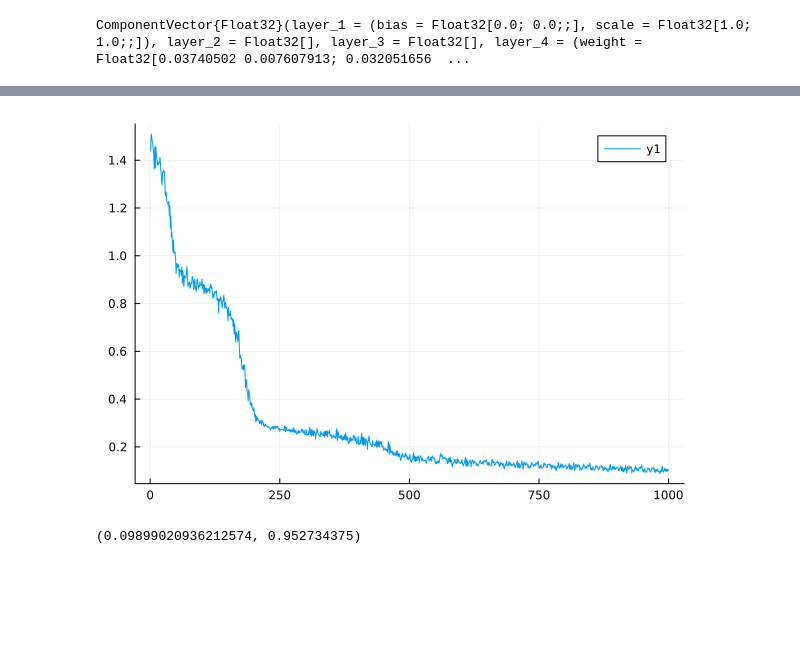
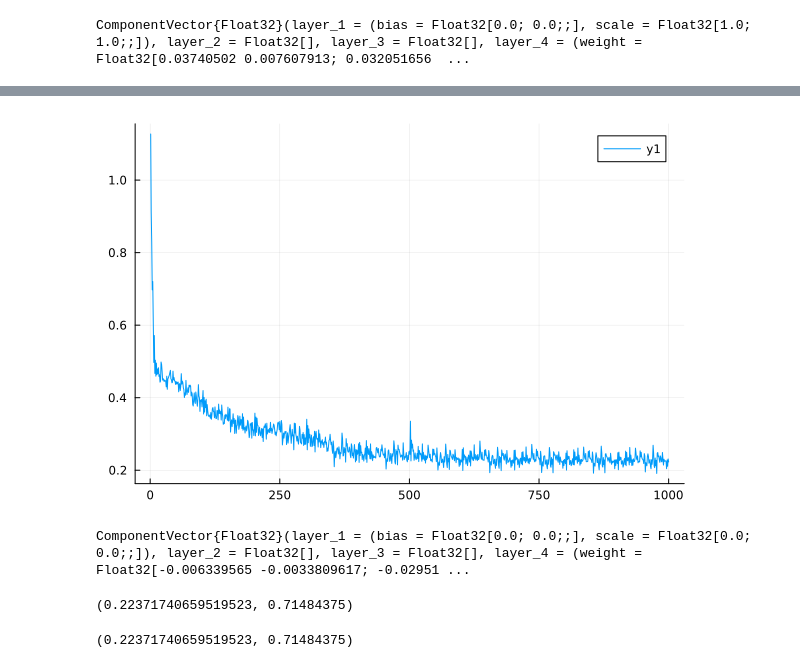
Before and after one commit to wilkieolin/PhasorNetworks.jl, a Jupyter notebook: demos/ode network.ipynb, the cells around one changed output, grey strips where cells are left out. Drawn from its saved outputs; the diff is of its cells as text; code cells hidden in the pictures; blank space fills up the shorter version.

Commit message:
grads through mean phase of ode layer

```diff
--- a/demos/ode network.ipynb
+++ b/demos/ode network.ipynb
@@ -294,0 +325,7 @@ withgradient(p -> mean(quadrature_loss(ode_model(x, p, st_ode)[1], y)), psf)
+# %%
+ps_ode2 = (layer_1 = (bias = Float32[0.28128004; -0.06794986;;], scale = Float32[0.80137044; 0.957837;;]),
+        layer_2 = ps_ode.layer_2,
+        layer_3 = ps_ode.layer_3,
+        layer_4 = ps_ode.layer_4,
+        layer_5 = ps_ode.layer_5,
+        layer_6 = ps_ode.layer_6)
@@ -294,0 +334,2 @@ withgradient(p -> mean(quadrature_loss(ode_model(x, p, st_ode)[1], y)), psf)
+# %%
+psf = ComponentArray(ps_ode2)
@@ -294,0 +338,2 @@ withgradient(p -> mean(quadrature_loss(ode_model(x, p, st_ode)[1], y)), psf)
+# %%
+args.epochs = 5
@@ -315,0 +364,2 @@ Epoch 2 loss: 0.3994421728566791
+# %%
+losses2, ps_train2, st_train = train(ode_model, ps_train, st_ode, train_loader, args, verbose=true)
@@ -316,8 +386,16 @@ Epoch 2 loss: 0.3994421728566791
 # %%
-plot(losses)
+plot(vcat(losses, losses2))
 # %% [output]
-[figure, old version]
+[figure, new version]
+# %%
+ps_train2 .- psf
+# %% [output]
+ComponentVector{Float32}(layer_1 = (bias = Float32[0.0; 0.0;;], scale = Float32[0.0; 0.0;;]), layer_2 = Float32[], layer_3 = Float32[], layer_4 = (weight = Float32[-0.006339565 -0.0033809617; -0.02951 ...
 # %%
-loss_and_accuracy(test_loader, model, ps_train, st_train)
+loss_and_accuracy(test_loader, ode_model, ps_train2, st_train)
 # %% [output]
-(0.09899020936212574, 0.952734375)
+(0.22371740659519523, 0.71484375)
+# %%
+loss_and_accuracy(test_loader, ode_model, ps_train2, st_train)
+# %% [output]
+(0.22371740659519523, 0.71484375)
```
Also changed, not shown: parts of 35 cells of this notebook, 3 other files.
